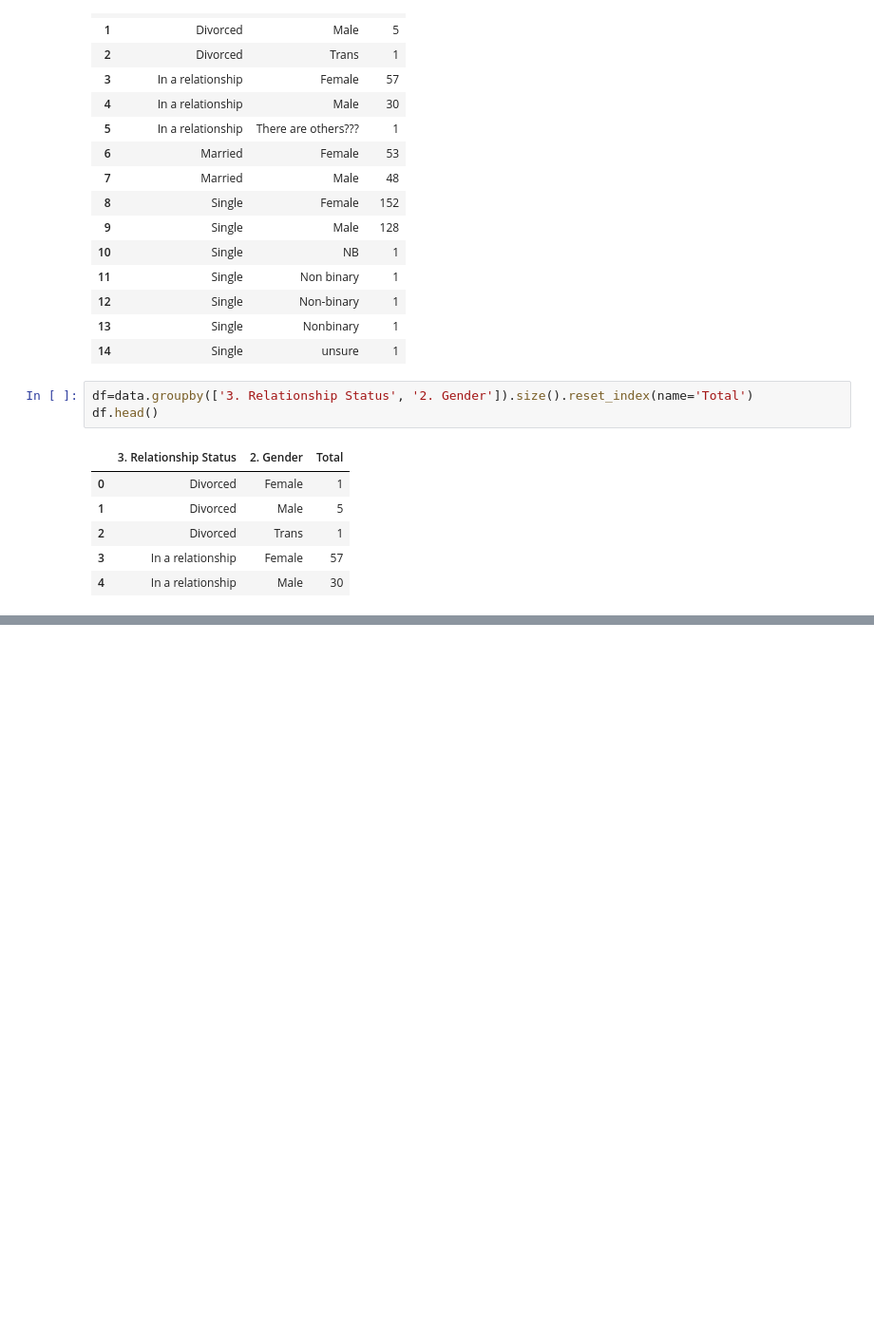
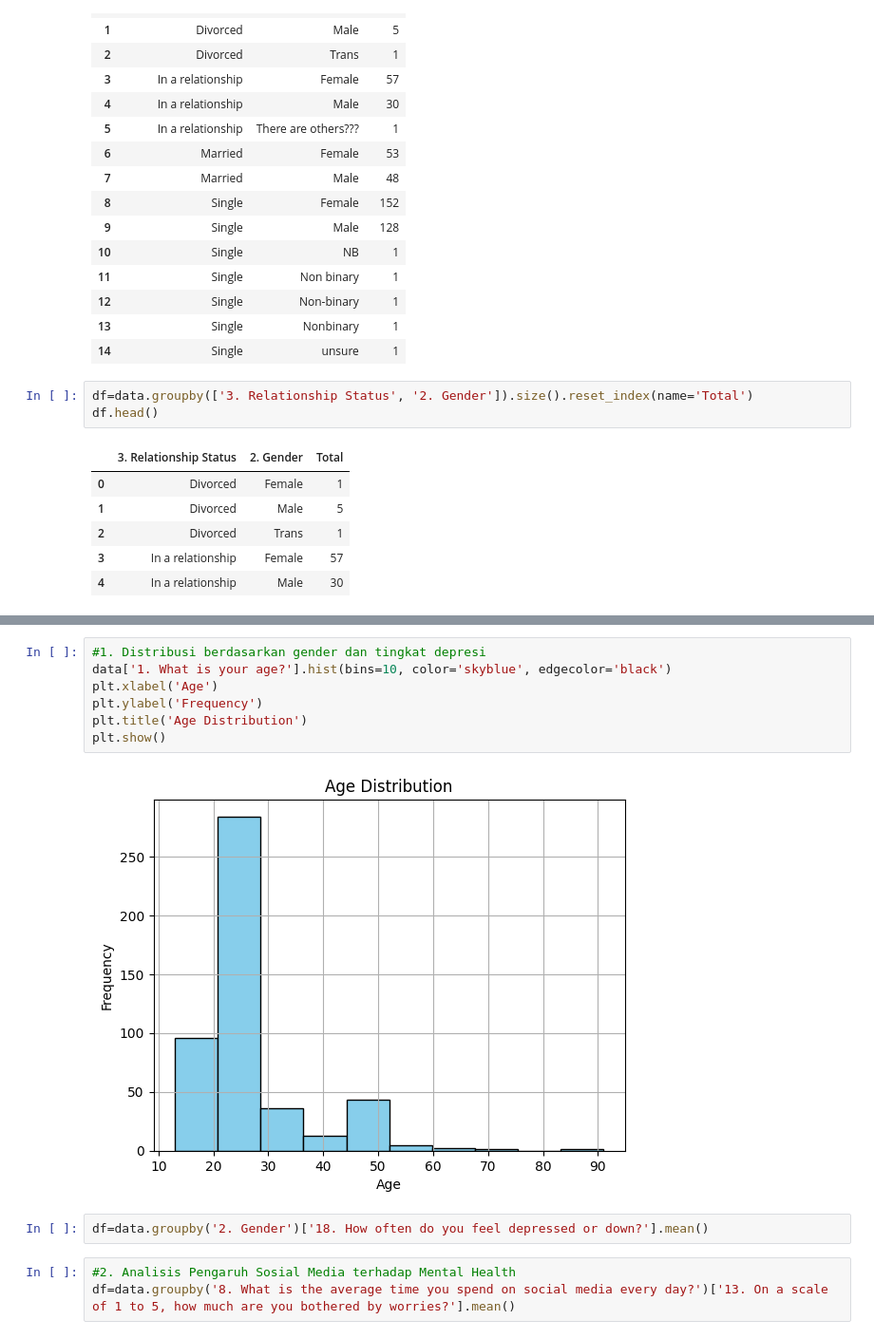
Before and after one commit to dhivarukha/task-bootcamp, a Jupyter notebook: Mental_Health_Data.ipynb, the cells around one changed output, grey strips where cells are left out. Shown at 95% size. Cells and saved outputs as stored; diff of their text form; blank space fills up the shorter version.

```diff
--- a/Mental_Health_Data.ipynb
+++ b/Mental_Health_Data.ipynb
@@ -123,0 +151,14 @@ plt.show()
+# %%
+#1. Distribusi berdasarkan gender dan tingkat depresi
+data['1. What is your age?'].hist(bins=10, color='skyblue', edgecolor='black')
+plt.xlabel('Age')
+plt.ylabel('Frequency')
+plt.title('Age Distribution')
+plt.show()
+# %% [output]
+[figure, added]
+# %%
+df=data.groupby('2. Gender')['18. How often do you feel depressed or down?'].mean()
+# %%
+#2. Analisis Pengaruh Sosial Media terhadap Mental Health
+df=data.groupby('8. What is the average time you spend on social media every day?')['13. On a scale of 1 to 5, how much are you bothered by worries?'].mean()
```
Also changed, not shown: parts of 9 cells of this notebook.
